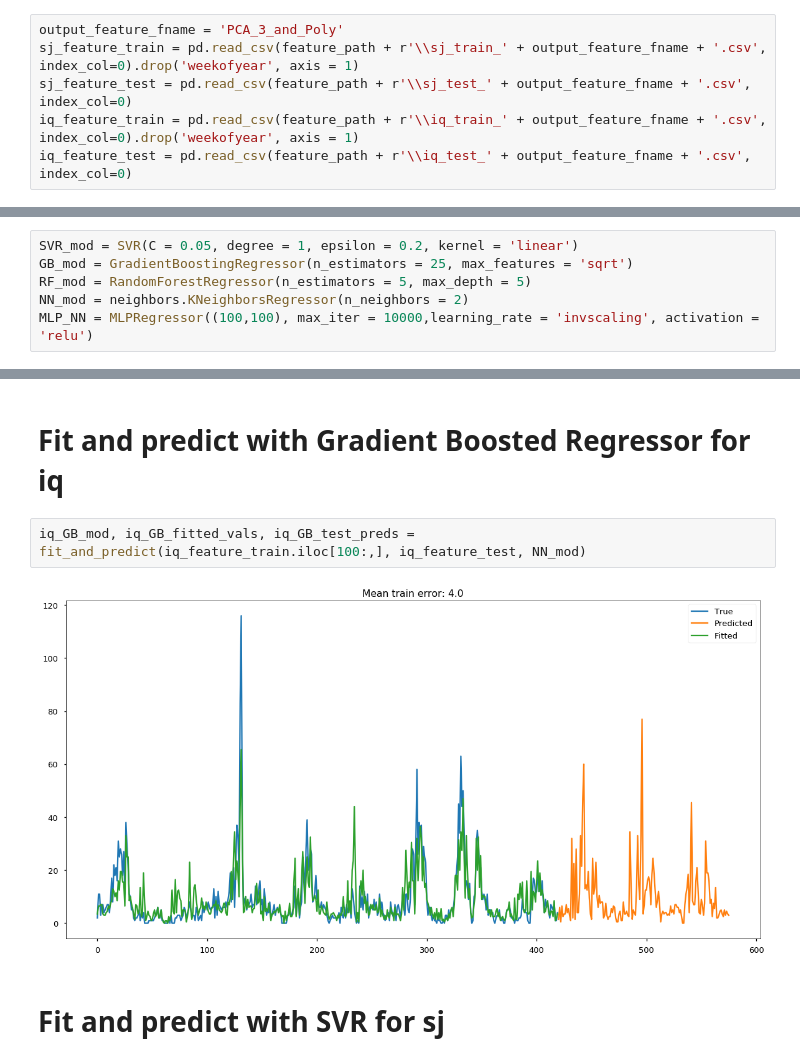
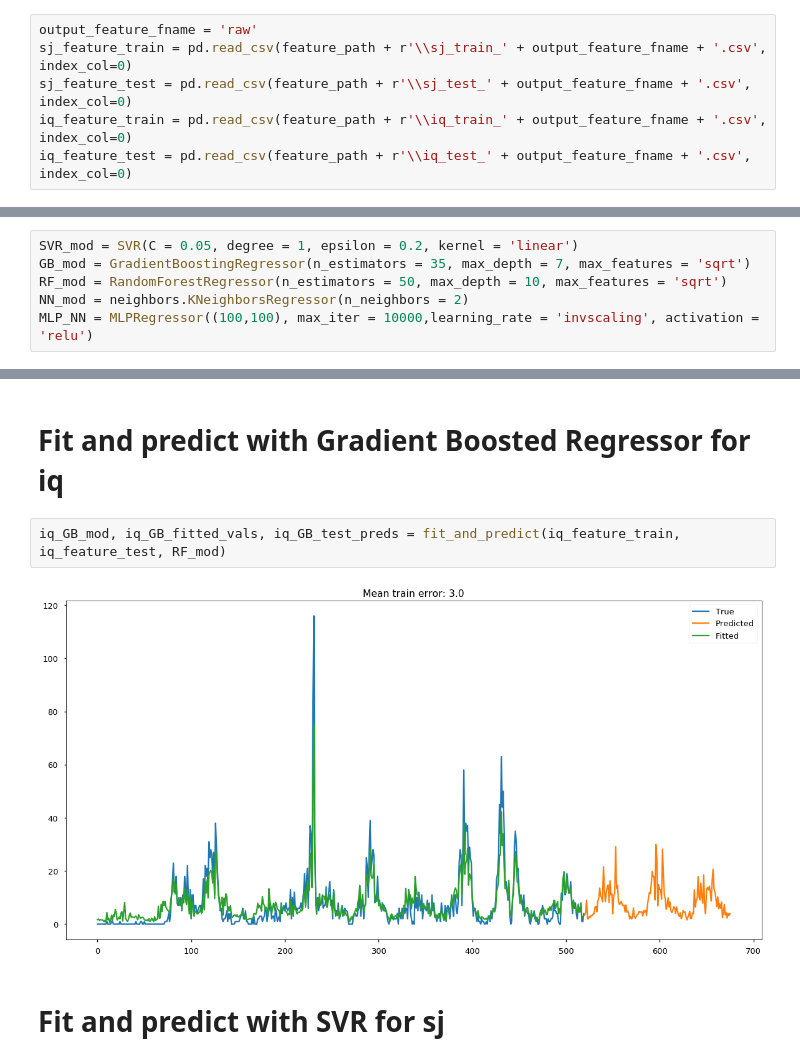
Before and after one commit to chrisgschon/DengAI, a Jupyter notebook: notebooks/Model_Benchmarking_SKL.ipynb, the cells around one changed output, grey strips where cells are left out. Cells and saved outputs as stored; diff of their text form.

```diff
--- a/notebooks/Model_Benchmarking_SKL.ipynb
+++ b/notebooks/Model_Benchmarking_SKL.ipynb
@@ -26,8 +26,8 @@ feature_path = local_repo_path + r'\\data\\features'
 # %%
-output_feature_fname = 'PCA_3_and_Poly'
-sj_feature_train = pd.read_csv(feature_path + r'\\sj_train_' + output_feature_fname + '.csv', index_col=0).drop('weekofyear', axis = 1)
+output_feature_fname = 'raw'
+sj_feature_train = pd.read_csv(feature_path + r'\\sj_train_' + output_feature_fname + '.csv', index_col=0)
 sj_feature_test = pd.read_csv(feature_path + r'\\sj_test_' + output_feature_fname + '.csv', index_col=0)
-iq_feature_train = pd.read_csv(feature_path + r'\\iq_train_' + output_feature_fname + '.csv', index_col=0).drop('weekofyear', axis = 1)
+iq_feature_train = pd.read_csv(feature_path + r'\\iq_train_' + output_feature_fname + '.csv', index_col=0)
 iq_feature_test = pd.read_csv(feature_path + r'\\iq_test_' + output_feature_fname + '.csv', index_col=0)
 # %%
 from sklearn.model_selection import train_test_split
@@ -142,8 +133,8 @@ def fit_and_predict(train, test, mod):
     return(mod, train_preds, test_preds)
 # %%
 SVR_mod = SVR(C = 0.05, degree = 1, epsilon = 0.2, kernel = 'linear')
-GB_mod = GradientBoostingRegressor(n_estimators = 25, max_features = 'sqrt')
-RF_mod = RandomForestRegressor(n_estimators = 5, max_depth = 5)
+GB_mod = GradientBoostingRegressor(n_estimators = 35, max_depth = 7, max_features = 'sqrt')
+RF_mod = RandomForestRegressor(n_estimators = 50, max_depth = 10, max_features = 'sqrt')
 NN_mod = neighbors.KNeighborsRegressor(n_neighbors = 2)
 MLP_NN = MLPRegressor((100,100), max_iter = 10000,learning_rate = 'invscaling', activation = 'relu')
 # %% [markdown]
@@ -178,9 +146,9 @@ array([  5,  -3,  24,  21,  20, -12,  15,  62,  24,  16,   8,  58,  10,
 # %% [markdown]
 # Fit and predict with Gradient Boosted Regressor for iq
 # %%
-iq_GB_mod, iq_GB_fitted_vals, iq_GB_test_preds = fit_and_predict(iq_feature_train.iloc[100:,], iq_feature_test, NN_mod)
+iq_GB_mod, iq_GB_fitted_vals, iq_GB_test_preds = fit_and_predict(iq_feature_train, iq_feature_test, RF_mod)
 # %% [output]
-[figure, old version]
+[figure, new version]
 # %% [markdown]
 # Fit and predict with SVR for sj
 # %%
```
Also changed, not shown: parts of 13 cells of this notebook, 11 other files.
